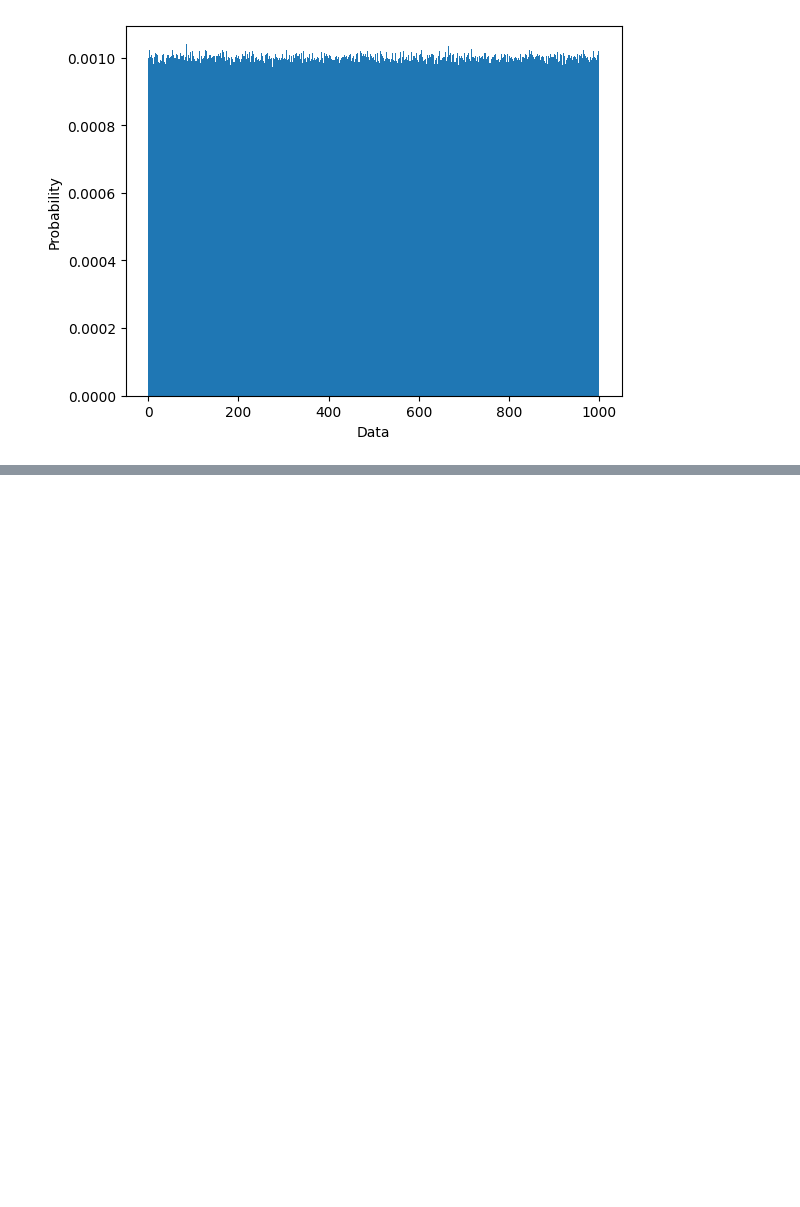
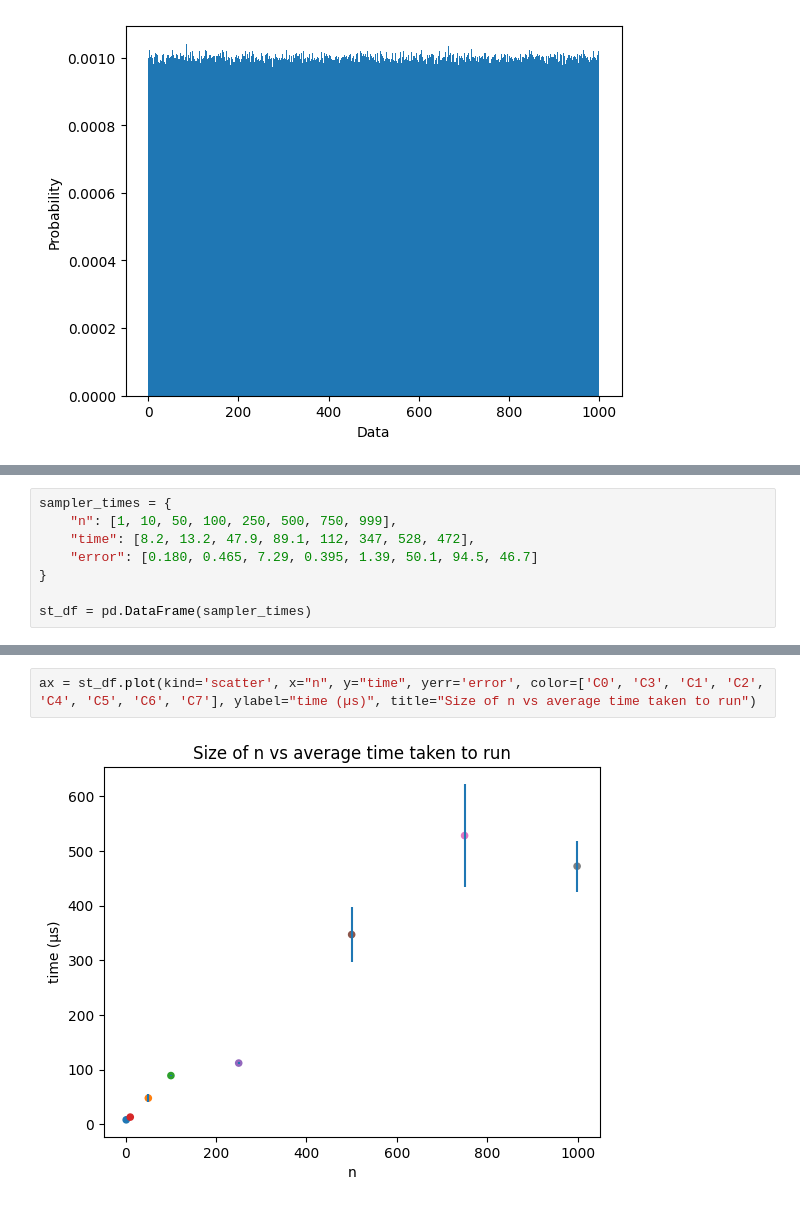
Before and after one commit to ServitorOfQuanta/Random-Sampler, a Jupyter notebook: experiments.ipynb, the cells around one changed output, grey strips where cells are left out. Saved outputs shown, nothing was run; the diff lists cells and outputs as text; blank space fills up the shorter version.

```diff
--- a/experiments.ipynb
+++ b/experiments.ipynb
@@ -32,0 +77,8 @@ Text(0.5, 0, 'Data')
+# %%
+sampler_times = {
+    "n": [1, 10, 50, 100, 250, 500, 750, 999],
+    "time": [8.2, 13.2, 47.9, 89.1, 112, 347, 528, 472],
+    "error": [0.180, 0.465, 7.29, 0.395, 1.39, 50.1, 94.5, 46.7]
+}
+
+st_df = pd.DataFrame(sampler_times)
@@ -32,0 +93,4 @@ Text(0.5, 0, 'Data')
+# %%
+ax = st_df.plot(kind='scatter', x="n", y="time", yerr='error', color=['C0', 'C3', 'C1', 'C2', 'C4', 'C5', 'C6', 'C7'], ylabel="time (µs)", title="Size of n vs average time taken to run")
+# %% [output]
+[figure, added]
```
Also changed, not shown: parts of 15 cells of this notebook, 1 other file.
